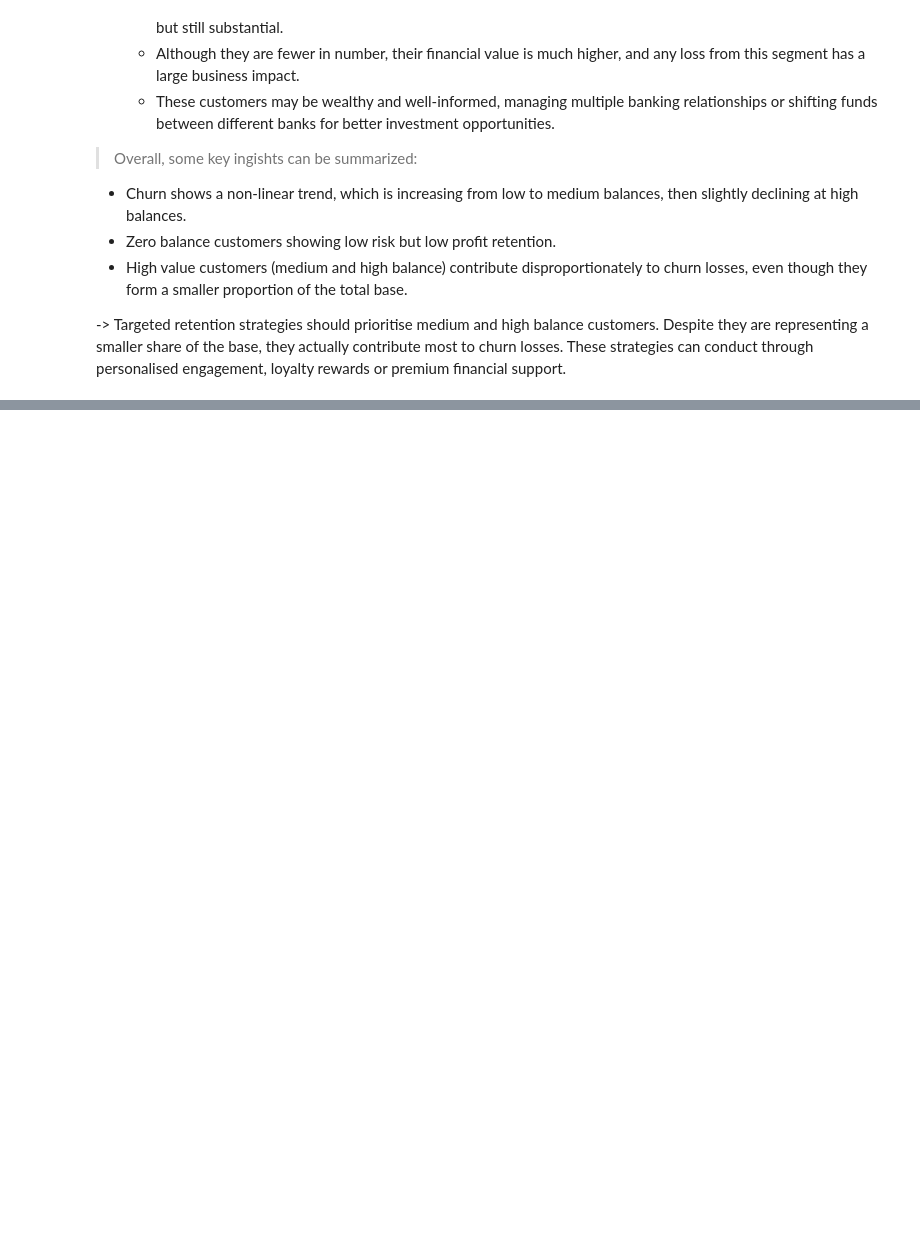
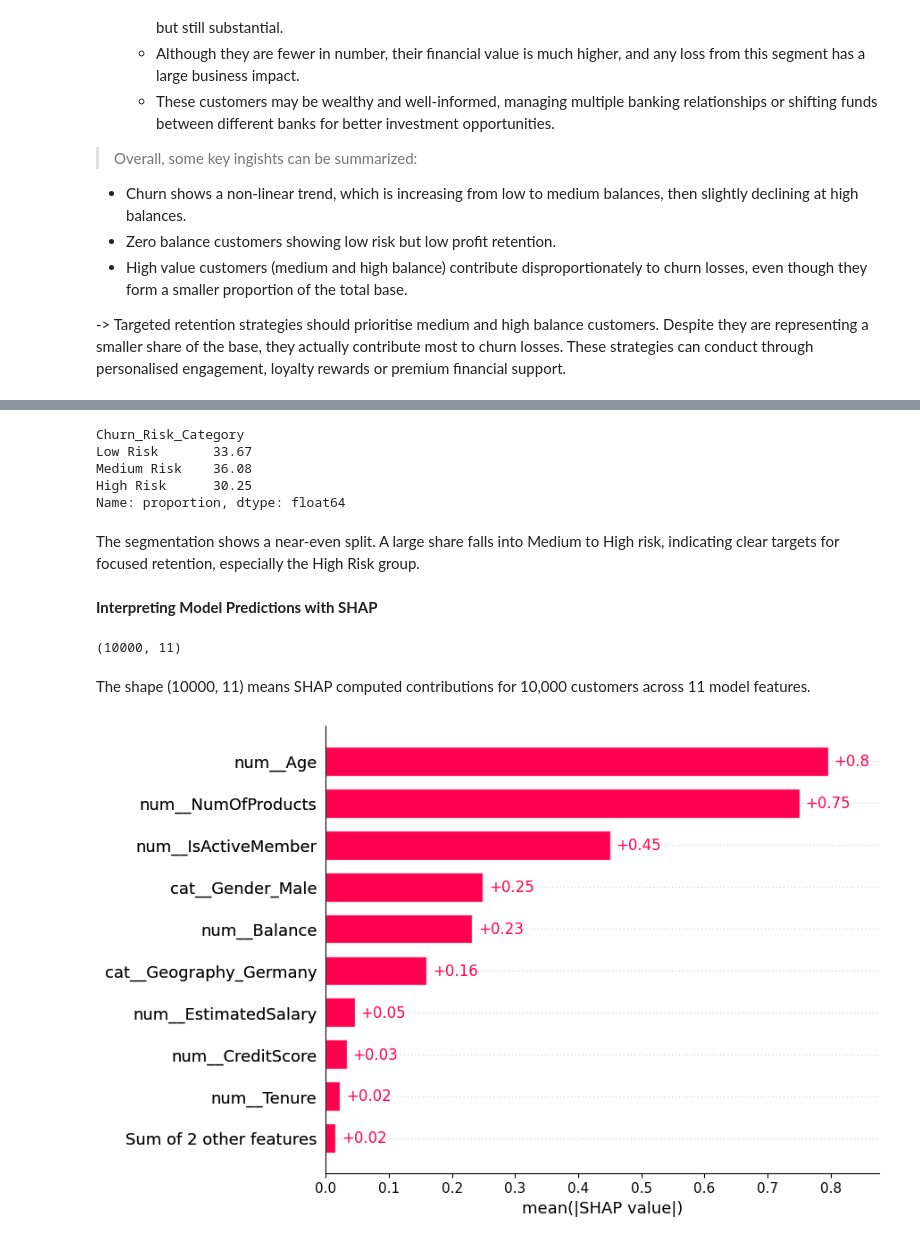
Before and after one commit to vietkhanh0106/bank-churn-analysis, a Jupyter notebook: notebooks/bank_churn_analysis.ipynb, the cells around one changed output, grey strips where cells are left out. Saved outputs shown, nothing was run; the diff lists cells and outputs as text; code cells hidden in the pictures; blank space fills up the shorter version.

```diff
--- a/notebooks/bank_churn_analysis.ipynb
+++ b/notebooks/bank_churn_analysis.ipynb
@@ -315,0 +566,21 @@ of demographic and regional churn patterns.
+# %%
+# Tune KNN with SMOTE
+param_grid_knn = {
+    "classifier__n_neighbors": [3, 5, 7, 9, 11],
+    "classifier__weights": ["uniform", "distance"],
+    "classifier__metric": ["euclidean", "manhattan"]
+}
+
+knn_grid = GridSearchCV(
+    estimator=knn_smote_pipeline,
+    param_grid=param_grid_knn,
+    scoring="roc_auc",
+    cv=cv,
+    n_jobs=-1
+)
+
+knn_grid.fit(X_train, y_train)
+tune_knn = knn_grid.best_estimator_
+tune_knn_params = knn_grid.best_params_
+print("Best KNN with SMOTE parameters:")
+print(tune_knn_params)
@@ -315,0 +751,4 @@ of demographic and regional churn patterns.
+# %%
+# Train final model on entire set
+final_model = tune_xgb
+final_model.fit(X,y)
@@ -315,0 +786,49 @@ of demographic and regional churn patterns.
+# %%
+# Assign risk categories based on churn probability
+churn_scored['Churn_Risk_Category'] = pd.cut(
+    churn_scored['Churn_Probability'],
+    bins=[-0.01, 0.2, 0.5, 1.0],
+    labels=['Low Risk', 'Medium Risk', 'High Risk']
+)
+
+# Distribution of customers by churn risk category
+risk_order = ['Low Risk', 'Medium Risk', 'High Risk']
+churn_scored['Churn_Risk_Category'].value_counts(normalize=True).reindex(risk_order) * 100
+# %% [output]
+Churn_Risk_Category
+Low Risk       33.67
+Medium Risk    36.08
+High Risk      30.25
+Name: proportion, dtype: float64
+# %% [markdown]
+The segmentation shows a near-even split. A large share falls into Medium to High risk, indicating clear targets for focused retention, especially the High Risk group.
+# %% [markdown]
+**Interpreting Model Predictions with SHAP**
+# %%
+import shap
+
+#Take preporcessor and model from the pipeline
+preprocessor = final_model.named_steps['preprocessor']
+model = final_model.named_steps['classifier']
+
+# Take feature names after preprocessing
+feature_names = preprocessor.get_feature_names_out()
+
+#Transform full dataset for SHAP background
+X_transformed = preprocessor.transform(X)
+
+# Create SHAP explainer
+explainer = shap.Explainer(model, X_transformed, feature_names=feature_names)
+# Calculate SHAP values for full dataset
+shap_values = explainer(preprocessor.transform(X))
+# %%
+shap_values.shape
+# %% [output]
+(10000, 11)
+# %% [markdown]
+The shape (10000, 11) means SHAP computed contributions for 10,000 customers across 11 model features.
+# %%
+
+shap.plots.bar(shap_values)
+# %% [output]
+[figure, added]
```
Also changed, not shown: parts of 35 cells of this notebook, 5 other files.
